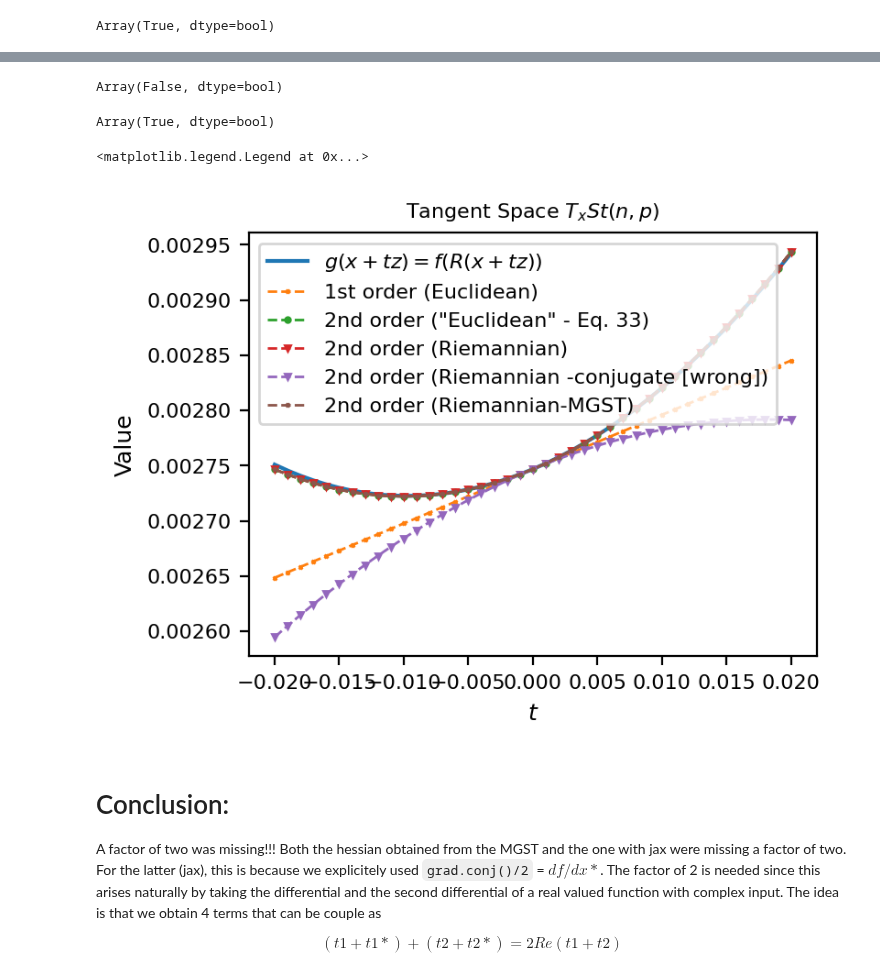
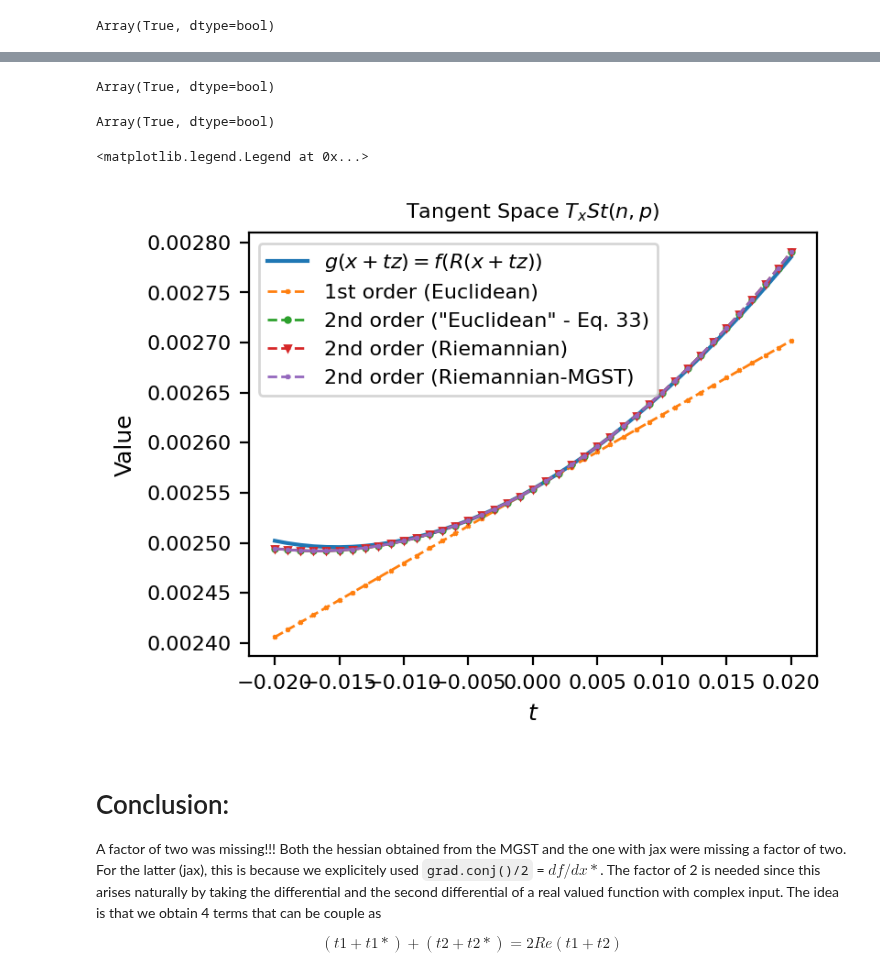
Before and after one commit to EmilianoG-byte/iqm-benchmarks, a Jupyter notebook: playground/hessian/second_order_approx.ipynb, the cells around one changed output, grey strips where cells are left out. Cells and saved outputs as stored; diff of their text form; code cells hidden in the pictures.

```diff
--- a/playground/hessian/second_order_approx.ipynb
+++ b/playground/hessian/second_order_approx.ipynb
@@ -379,10 +369,10 @@ def second_order_tangent(x:Tensor, z:Tensor, t:float, n:int, p:int):
 
 def riemannian_metric_with_hessian_vector(x:Tensor, z:Tensor, t:float, metric:str="canonical"):
 
-    rhessian_vector_x = riemannian_hessian_vector_povm_jax(tangent_vector=z, kraus_tensor=kraus_tensor_init_jax, povm_psd=x, state_psd=state_psd_init_jax, indices_list=indices_list_2q, prob_matrix=prob_matrix_2q_sampled, metric=metric)
+    rhessian_vector_x = riemannian_hessian_vector_povm_jax(tangent_vector=z, kraus_tensor=kraus_tensor_init_jax, povm_psd=x, state_psd=state_psd_init_jax, indices_list=indices_list_2q, prob_matrix=prob_matrix_2q_sampled, metric=metric, return_tensor=False)
     z_mtrx = tensor_to_isometry(z, n=n, p=p)
     x_mtrx = tensor_to_isometry(x, n=n, p=p)
-    return (t**2 / 2) * riemannian_metric(z_mtrx, 2 * rhessian_vector_x, x=x_mtrx, metric=metric)
+    return (t**2 / 2) * riemannian_metric(z_mtrx, rhessian_vector_x, x=x_mtrx, metric=metric)
 
 def riemannian_metric_with_hessian_vector_mgst(x:Tensor, z:Tensor, t:float, n:int, p:int):
     rhessian_tensor, rgradient_tensor = riemannian_hessian_povm(
@@ -410,12 +400,14 @@ def approximation_tangent_space(x:Isometry, t:float, z:TangentVector, tensor_sha
     grad_euclidean_jax = gradf_povm(povm=x_tensor) # 2df/dx (tensor)
     n, p = x.shape
 
+    # First order
     if riemannian:
         grad_riemannian, _ = gradient_and_operator_tensors_to_stiefel(gradient=grad_euclidean_jax.conj(), operator=x_tensor, n=n, p=p, metric=metric) # rgrad (matrix)
         value += t * riemannian_metric(z, grad_riemannian, x=x, metric=metric)
     else:
         value += t * euclidean_inner_product_tensor(z_tensor, grad_euclidean_jax)
 
+    # Second order
     if order == 2:
         if riemannian:
             if use_mgst:
@@ -539,7 +531,7 @@ Using JAX power
 # %%
 jnp.allclose(jnp.array(second_order_tangent_riemannian_ts), jnp.array(second_order_tangent_euc_ts))
 # %% [output]
-Array(False, dtype=bool)
+Array(True, dtype=bool)
 # %%
 jnp.allclose(jnp.array(second_order_tangent_riemannian_mgst_ts), jnp.array(second_order_tangent_euc_ts))
 # %% [output]
@@ -547,34 +539,35 @@ Array(True, dtype=bool)
 # %%
 plt.figure(dpi=200, figsize=(4,3))
 plt.plot(ts, tangent_cost_ts, label=r"$g(x + t z) = f(R(x + t z))$")
 # plt.plot(ts, cost_function_t, label=r"$f(x + t z)$")
 plt.plot(ts, first_order_tangent_euc_ts, '--x', markersize=1.5, linewidth=1, label=r"1st order (Euclidean)")
 # plt.plot(ts, first_order_tangent_riem_canonical_ts, '--x', markersize=1.5, linewidth=1, label=r"$f(x) + t \langle z, \mathrm{rgrad} f(x) \rangle_x$ (Riemannian, Canonical)")
 plt.plot(ts, second_order_tangent_euc_ts, '--o', markersize=2.0, linewidth=1, label=r'2nd order ("Euclidean" - Eq. 33)')
 
 plt.plot(ts, second_order_tangent_riemannian_ts, '--v', markersize=2.0, linewidth=1, label=r"2nd order (Riemannian)")
 
-plt.plot(ts, second_order_tangent_riemannian_ts_conjugate, '--v', markersize=2.0, linewidth=1, label=r"2nd order (Riemannian -conjugate [wrong])")
+# NOTE: need to change to the conjugate of the Hessian-vector product before showing this plot
+# plt.plot(ts, second_order_tangent_riemannian_ts_conjugate, '--v', markersize=2.0, linewidth=1, label=r"2nd order (Riemannian -conjugate [wrong])")
 
 plt.plot(ts, second_order_tangent_riemannian_mgst_ts, '--x', markersize=1.5, linewidth=1, label=r"2nd order (Riemannian-MGST)")
 
 # Euclidean
 # First order: $f(x) + t \langle z, D_x \rangle_e$
 # Second order: $f(x) + t \langle z, D_x \rangle_e + \frac{t^2}{2} (\langle z, H_x z \rangle_e - \langle z^\dagger z, x^\dagger D_x  \rangle_e)$
 
 # Riemannian
 # First order: $f(x) + t \langle z, \mathrm{rgrad} f(x) \rangle_x + \frac{t^2}{2}  \langle z, rhess_x z \rangle_x $
 # Second order: $f(x) + t \langle z, \mathrm{rgrad} f(x) \rangle_x + \frac{t^2}{2}  \langle z, rhess_x z \rangle_x $
 
 plt.title("Tangent Space $T_x St(n,p)$")
 plt.xlabel(r'$t$')
 plt.ylabel("Value")
 plt.legend()
 # plt.legend(bbox_to_anchor=(1.05, 1), loc='upper left')
 # plt.tight_layout()  # Adjust layout to prevent legend cutoff
 # %% [output]
 <matplotlib.legend.Legend at 0x...>
-[figure, old version]
+[figure, new version]
 # %% [markdown]
 # Conclusion:
 A factor of two was missing!!!
```
Also changed, not shown: parts of 18 cells of this notebook, 7 other files.
